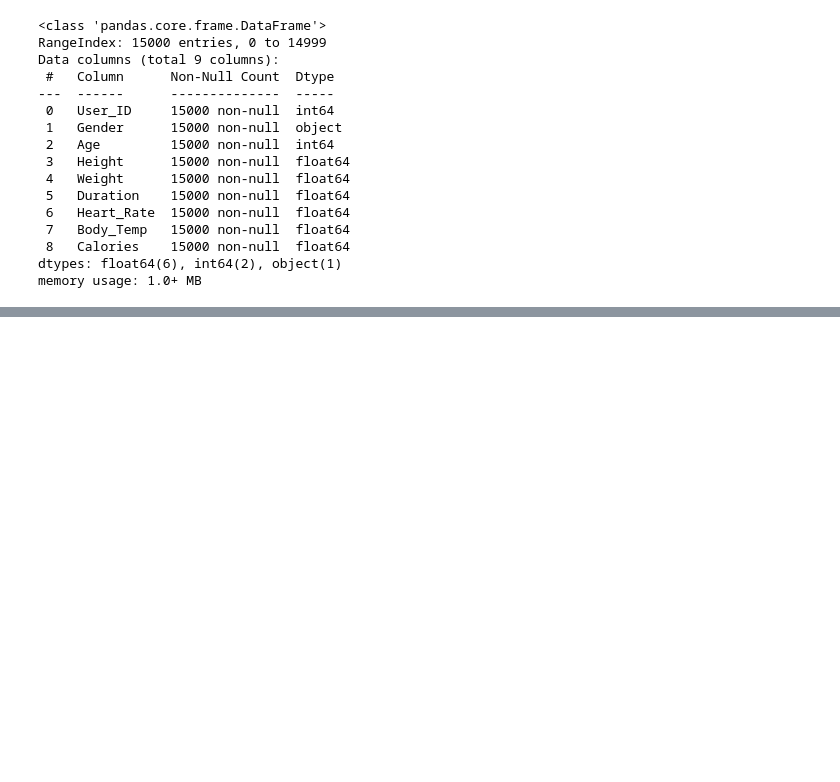
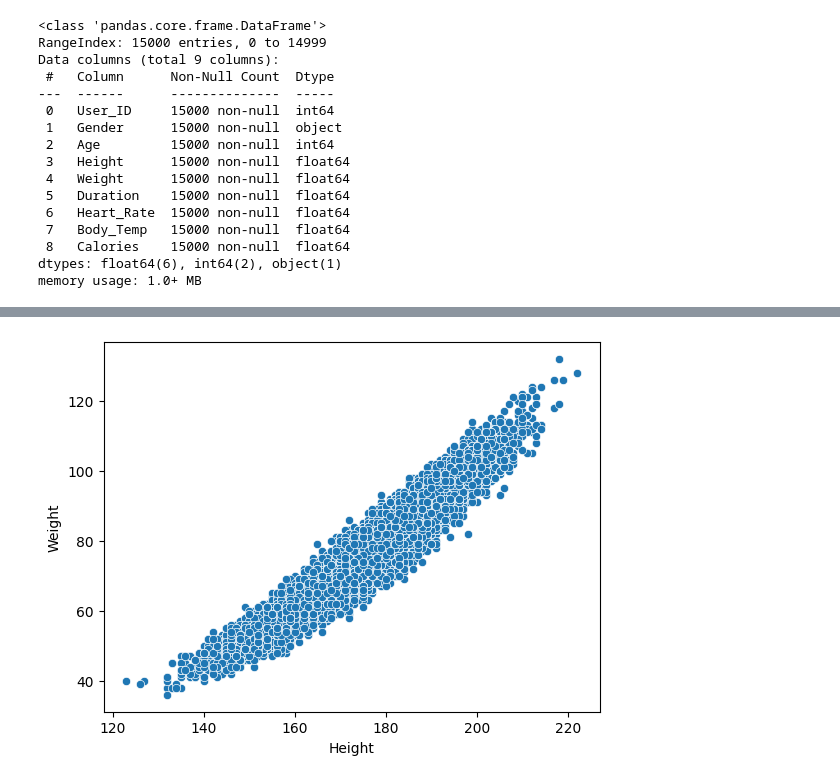
Before and after one commit to deshsenarathna/Calories-Burnt-Prediction, a Jupyter notebook: Untitled.ipynb, the cells around one changed output, grey strips where cells are left out. Drawn from its saved outputs; the diff is of its cells as text; code cells hidden in the pictures; blank space fills up the shorter version.

```diff
--- a/Untitled.ipynb
+++ b/Untitled.ipynb
@@ -44,0 +57,5 @@ memory usage: 1.0+ MB
+# %%
+sb.scatterplot(x='Height', y='Weight', data=df)
+plt.show()
+# %% [output]
+[figure, added]
```
Also changed, not shown: parts of 9 cells of this notebook.
